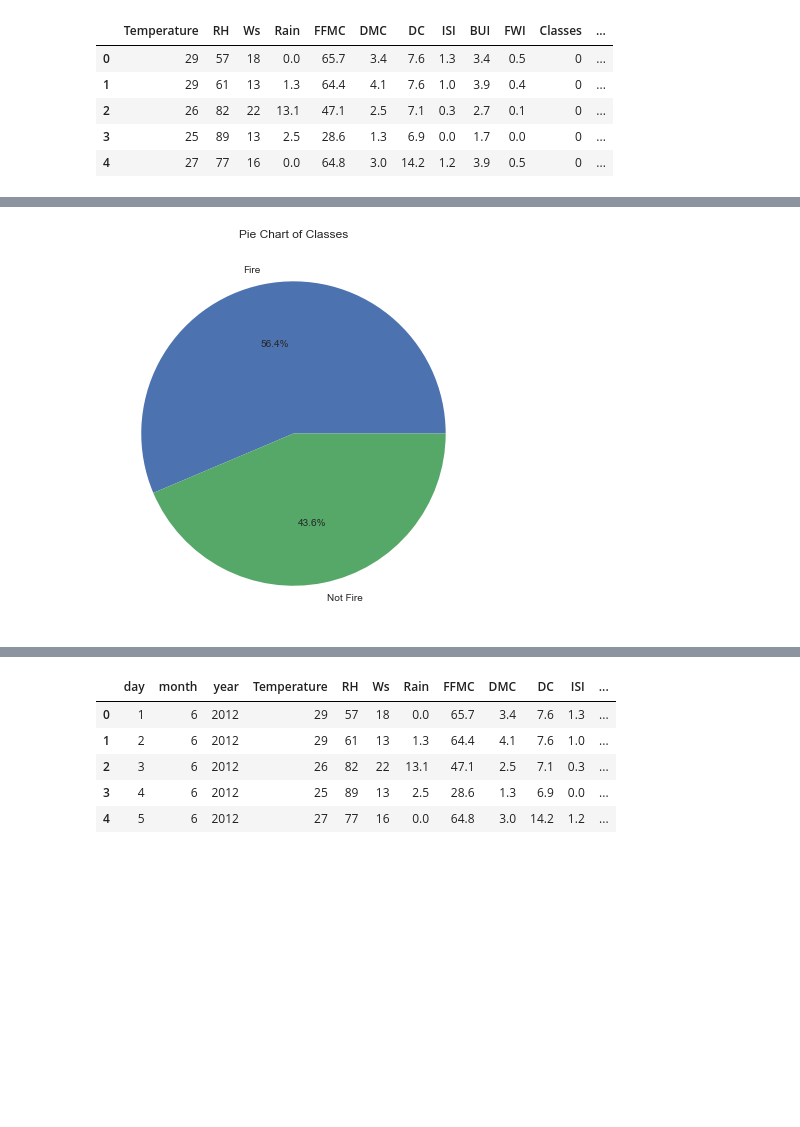
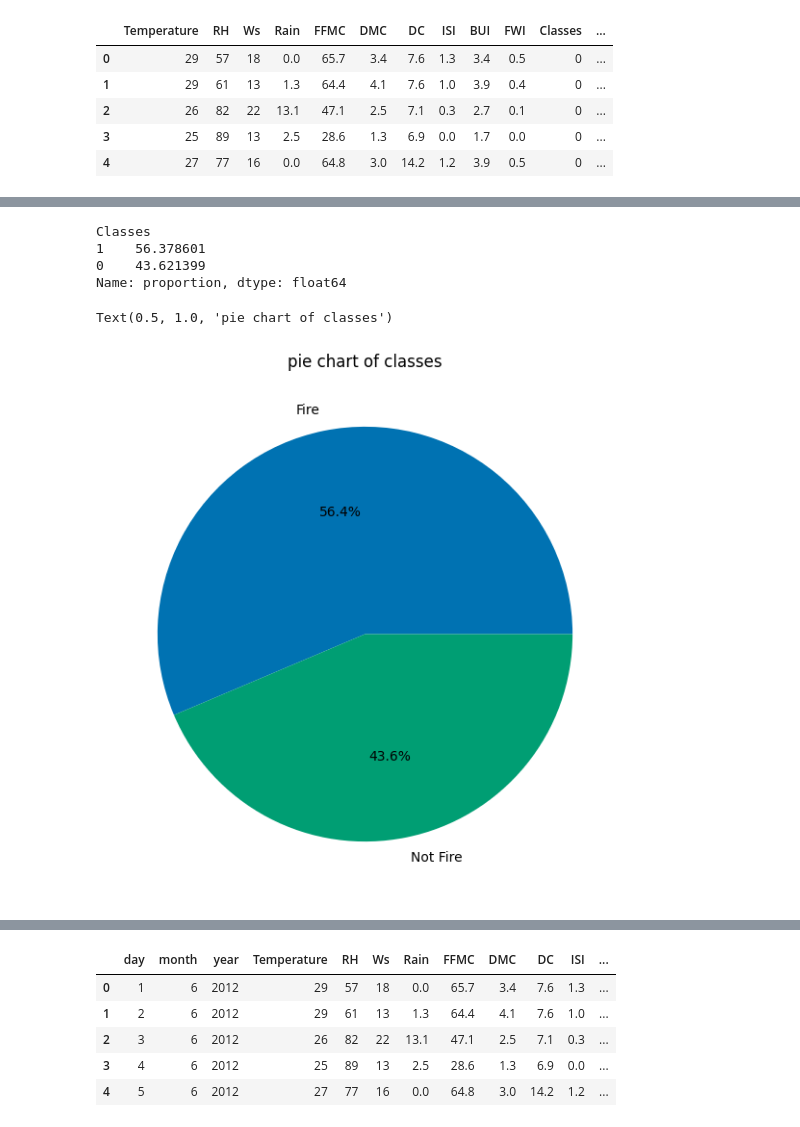
Before and after one commit to sreekar707/ml-learning, a Jupyter notebook: ridge lasso/Ridge, Lasso Regression.ipynb, the cells around one changed output, grey strips where cells are left out. Drawn from its saved outputs; the diff is of its cells as text; code cells hidden in the pictures; blank space fills up the shorter version.

```diff
--- a/ridge lasso/Ridge, Lasso Regression.ipynb
+++ b/ridge lasso/Ridge, Lasso Regression.ipynb
@@ -329 +327,3 @@ Name: count, dtype: int64
+# %%
+df_copy['Classes'] = df_copy['Classes'].astype(str)
 # %%
@@ -357,6 +363,7 @@ Name: count, dtype: int64
 # %%
-## Plot desnity plot for all features
-plt.style.use('seaborn')
+### visualisation
+
+plt.style.use('seaborn-v0_8-colorblind')
 df_copy.hist(bins=50,figsize=(20,15))
 plt.show()
 # %% [output]
@@ -364,12 +371,18 @@ OSError: 'seaborn' is not a valid package style, path of style file, URL of styl
 # %%
-## Percentage for Pie Chart
+## percentage of pie chart
 percentage=df_copy['Classes'].value_counts(normalize=True)*100
+percentage
+# %% [output]
+Classes
+1    56.378601
+0    43.621399
+Name: proportion, dtype: float64
 # %%
-# plotting piechart
+## plotting pie chart
 classlabels=["Fire","Not Fire"]
 plt.figure(figsize=(12,7))
 plt.pie(percentage,labels=classlabels,autopct='%1.1f%%')
-plt.title("Pie Chart of Classes")
-plt.show()
+plt.title("pie chart of classes")
 # %% [output]
+Text(0.5, 1.0, 'pie chart of classes')
-[figure, old version]
+[figure, new version]
```
Also changed, not shown: parts of 18 cells of this notebook, 4 other files.
